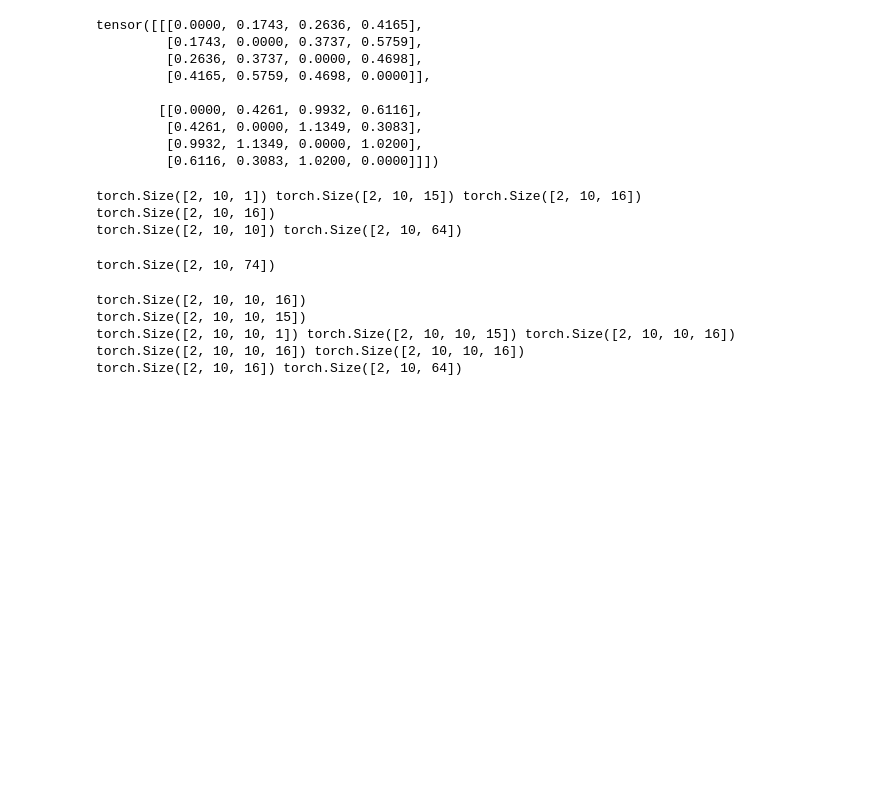
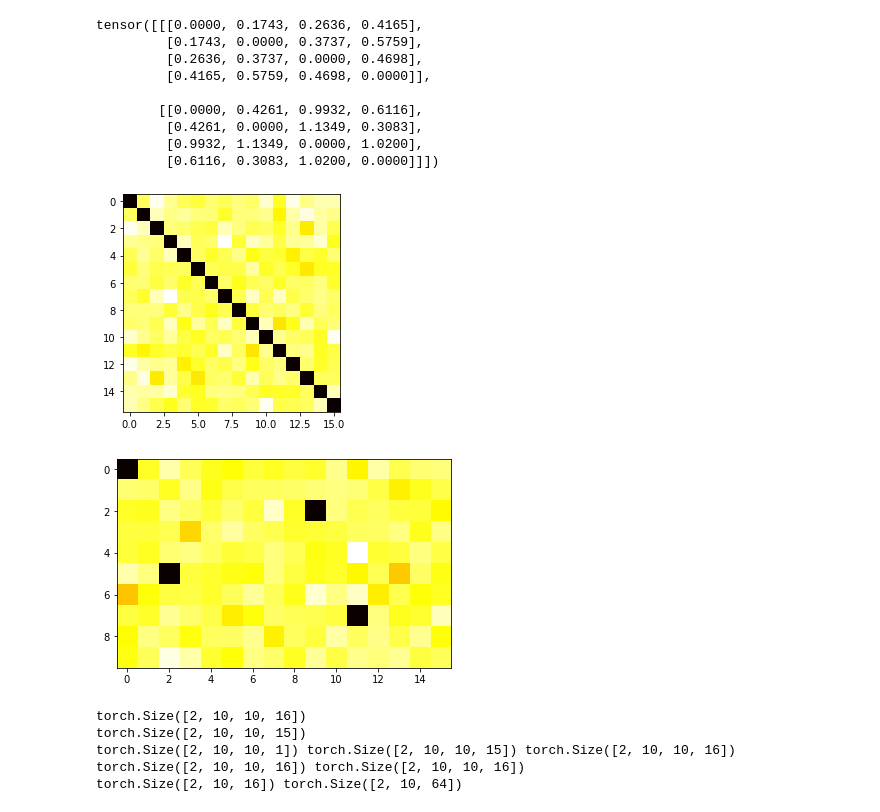
Before and after one commit to nissimbrami/DeepEF-Thesis, a Jupyter notebook: experiments/EDA.ipynb, the cells around one changed output. Drawn from its saved outputs; the diff is of its cells as text; code cells hidden in the pictures; blank space fills up the shorter version.

```diff
--- a/experiments/EDA.ipynb
+++ b/experiments/EDA.ipynb
@@ -523,31 +523,34 @@ tensor([[[0.0000, 0.1743, 0.2636, 0.4165],
          [0.9932, 1.1349, 0.0000, 1.0200],
          [0.6116, 0.3083, 1.0200, 0.0000]]])
 # %%
+import torch
+import matplotlib.pyplot as plt
+
 X_decoy = torch.rand((2,10,4,3)) # B,N,4,3
 h = 0.5
 B,N_residu,N_atoms,N_cords = X_decoy.shape
 cords_size = 64
-Xd = torch.rand((B,N_residu,N_atoms,cords_size))                    # [batch_size, n_nodes ,num_atoms=4,new_cords_size]
+Xd = torch.rand((B,N_residu*N_atoms,cords_size))                    # [batch_size, n_nodes ,num_atoms=4,new_cords_size]
 # D = self.getDistMatrices(Xd.reshape(B,N_atoms,N_cords,N_residu))  # [batch_size, n_nodes, atom_dist=16, 1]
-D = torch.cdist(Xd,Xd,p=2).reshape(B,N_residu,N_atoms*N_atoms)      # [batch_size, n_nodes, atom_dist=16]
-# Get the derivative of the distance matrix
-G = torch.abs((D[:,:,:-1]-D[:,:,1:])/(h))                           # [batch_size, n_nodes, atom_dist=16, 1]
-# Get the average of the distance matrix
-A = 0.5*D.sum(dim=2,keepdim=True)                                   # [batch_size, n_nodes, atom_dist=16, 1]
-# First node features
-print(A.shape,G.shape,D.shape)
-A_G = torch.cat((A,G),dim=2)                                        # [batch_size, n_nodes, atom_dist=16, 1]
-print(A_G.shape)
-FD =  torch.matmul(A_G,D.reshape(B,N_atoms**2,N_residu))            # [batch_size,n_nodes, embedding_size]
-FS =  torch.rand((B,N_residu,cords_size))                           # [batch_size,n_nodes, embedding_size]
-print(FD.shape,FS.shape)
-Fh = torch.cat((FD,FS),dim=2)                                       # [batch_size,n_nodes, embedding_size+n_nodes]
-Fh.shape
+D = torch.cdist(Xd,Xd,p=2)     # [batch_size, n_nodes, atom_dist=16]
+#D = D.reshape(B,N_residu,N_residu,N_atoms**2)
+plt.imshow(D[0,:16,:16].detach().numpy(),cmap='hot',interpolation='nearest')
+plt.show()
+D = D.reshape(B,N_residu,N_residu,N_atoms*N_atoms)
+plt.imshow(D[0,0,:,:].detach().numpy(),cmap='hot',interpolation='nearest')
+plt.show()
+#   1 2 3 4 1 2 3 4
+# 1
+# 2
+# 3
+# 4
+# 1
+# 2
+# 3
+# 4
 # %% [output]
-torch.Size([2, 10, 1]) torch.Size([2, 10, 15]) torch.Size([2, 10, 16])
-torch.Size([2, 10, 16])
-torch.Size([2, 10, 10]) torch.Size([2, 10, 64])
-torch.Size([2, 10, 74])
+[figure, added]
+[figure, added]
 # %%
 def get_dist_matrix(Xd):
         """
```
Also changed, not shown: 1 other file.
